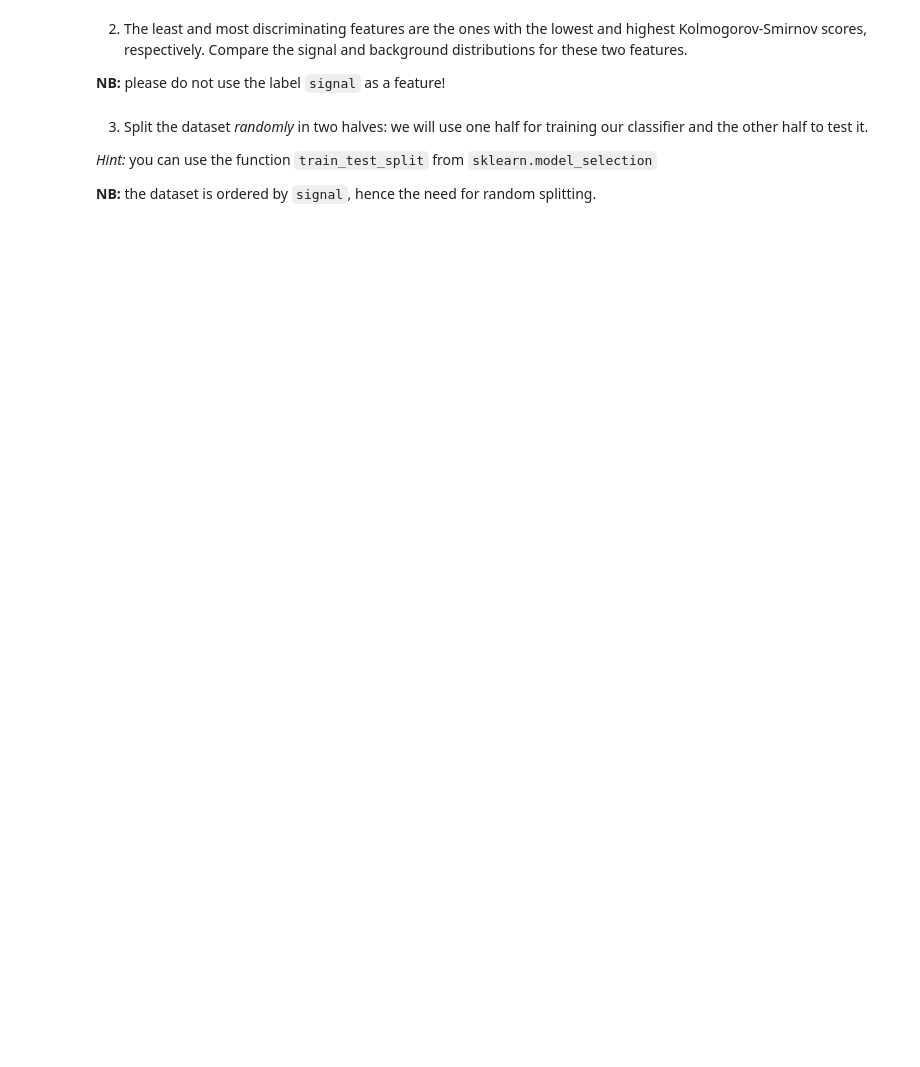
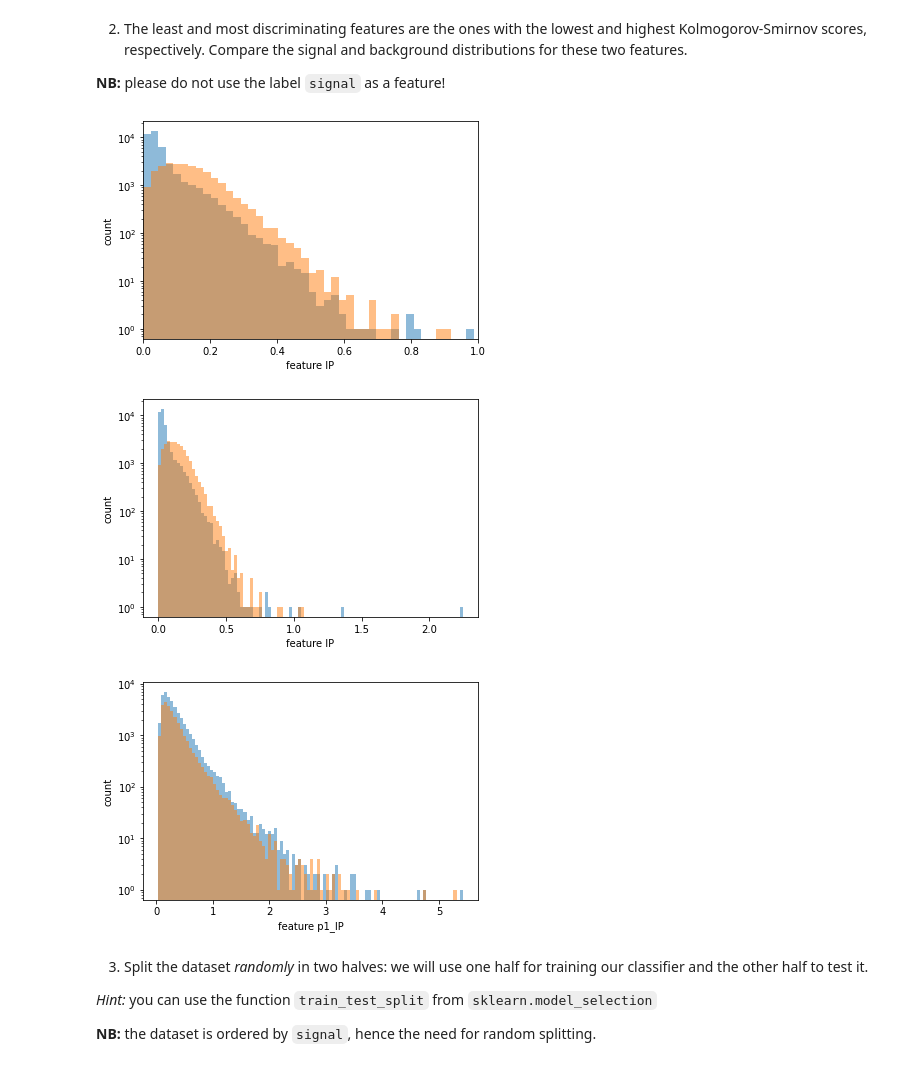
Before and after one commit to Leonhard-Moske/SMDA2, a Jupyter notebook: exercise4/Exercise04.ipynb, the cells around one changed output. Drawn from its saved outputs; the diff is of its cells as text; code cells hidden in the pictures; blank space fills up the shorter version.

```diff
--- a/exercise4/Exercise04.ipynb
+++ b/exercise4/Exercise04.ipynb
@@ -66,6 +67,39 @@ KstestResult(statistic=0.023197690690730743, pvalue=6.779898240186799e-08)
 2. The least and most discriminating features are the ones with the lowest and highest Kolmogorov-Smirnov scores, respectively. Compare the signal and background distributions for these two features.
 
 **NB:** please do not use the label `signal` as a feature!
+# %%
+# highest is IP
+#lowest p1_IP
+
+import matplotlib.pyplot as plt
+
+_,bins , _= plt.hist(d["IP"][d["signal"] == 1], alpha = 0.5, bins = 100)
+plt.hist(d["IP"][d["signal"] == 0], alpha = 0.5, bins = bins)
+# plt.hist(d["p1_IP"], alpha = 0.5)
+plt.yscale("log")
+plt.xlim((0,1))
+plt.ylabel("count")
+plt.xlabel("feature IP")
+plt.show()
+_,bins , _= plt.hist(d["IP"][d["signal"] == 1], alpha = 0.5, bins = 100)
+plt.hist(d["IP"][d["signal"] == 0], alpha = 0.5, bins = bins)
+# plt.hist(d["p1_IP"], alpha = 0.5)
+plt.yscale("log")
+plt.ylabel("count")
+plt.xlabel("feature IP")
+plt.show()
+
+_,bins , _= plt.hist(d["p1_IP"][d["signal"] == 1], alpha = 0.5, bins = 100) #not a good way to get the same bins
+plt.hist(d["p1_IP"][d["signal"] == 0], alpha = 0.5, bins = bins)
+# plt.hist(d["p1_IP"], alpha = 0.5)
+plt.yscale("log")
+plt.ylabel("count")
+plt.xlabel("feature p1_IP")
+plt.show()
+# %% [output]
+[figure, added]
+[figure, added]
+[figure, added]
 # %% [markdown]
 3. Split the dataset *randomly* in two halves: we will use one half for training our classifier and the other half to test it.
 
```
Also changed, not shown: parts of 9 cells of this notebook, 2 other files.
